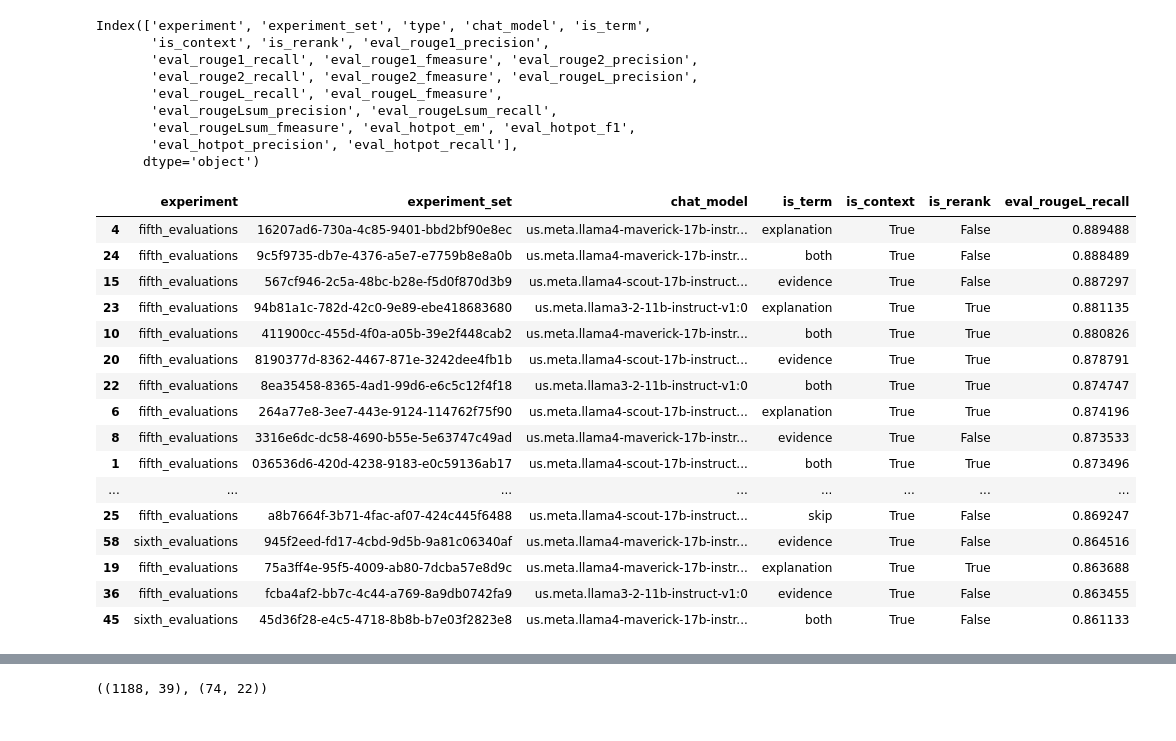
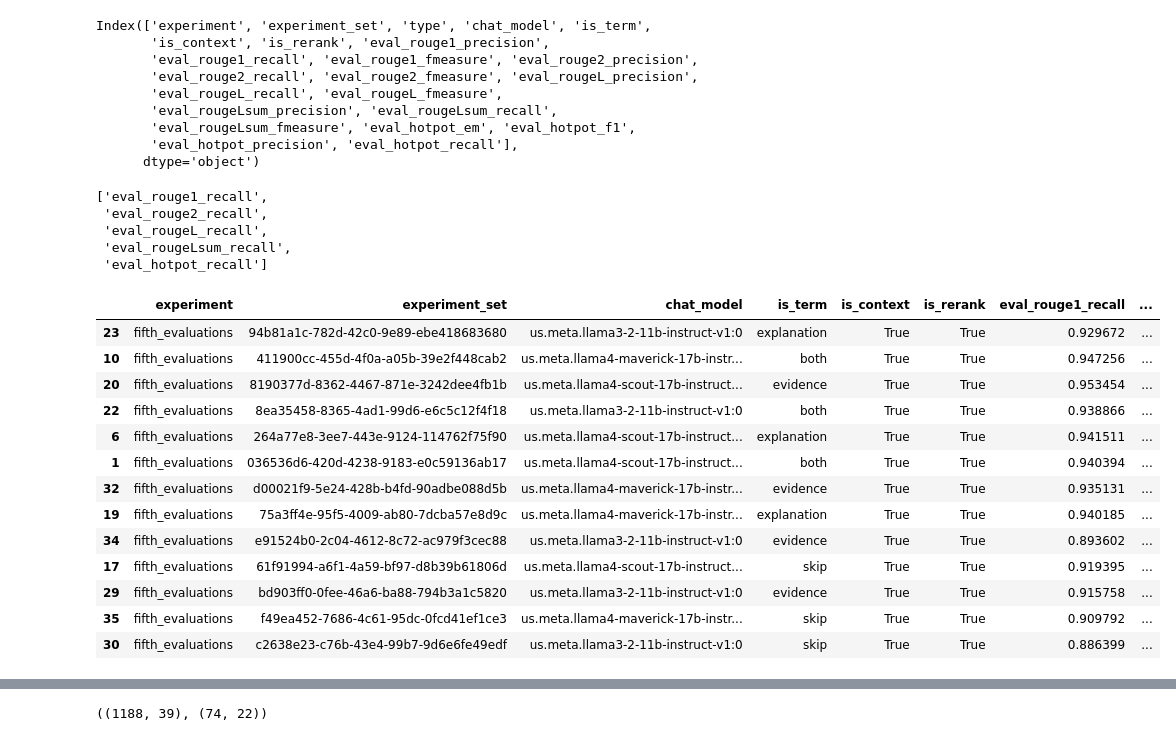
Before and after one commit to datanooblol/broai-arai, a Jupyter notebook: backend/02-new_onlineflow.ipynb, the cells around one changed output, grey strips where cells are left out. Drawn from its saved outputs; the diff is of its cells as text; code cells hidden in the pictures.

```diff
--- a/backend/02-new_onlineflow.ipynb
+++ b/backend/02-new_onlineflow.ipynb
@@ -162,6 +162,10 @@ def load_evaluations_to_dataframe(evaluations_dir="./experiments/sixth_evaluatio
 # %%
 df = load_evaluations_to_dataframe()
 # %%
-df = pd.concat([load_evaluations_to_dataframe(exp) for exp in ['./experiments/fifth_evaluations', './experiments/sixth_evaluations']], axis=0, ignore_index=True)
+experiments = [
+    './experiments/fifth_evaluations',
+    # './experiments/sixth_evaluations'
+]
+df = pd.concat([load_evaluations_to_dataframe(exp) for exp in experiments], axis=0, ignore_index=True)
 df.shape
 # %% [output]
@@ -237,37 +253,45 @@ Index(['experiment', 'experiment_set', 'type', 'chat_model', 'is_term',
       dtype='object')
 # %%
 target_cols = ['experiment', 'experiment_set', 'chat_model', 'is_term', 'is_context', 'is_rerank', 'type']
+# %%
+cols = list(grp.columns[grp.columns.str.endswith("_recall")])
+cols
+# %% [output]
+['eval_rouge1_recall',
+ 'eval_rouge2_recall',
+ 'eval_rougeL_recall',
+ 'eval_rougeLsum_recall',
+ 'eval_hotpot_recall']
 # %%
 metric = 'rougeL'
 _metric_typ = 'recall'
 
 grp_col = [
     'experiment',
     'experiment_set',
     # 'type',
     'chat_model',
     'is_term',
     'is_context',
     'is_rerank',
 ]
 grp = average_evaluation_metrics_by_experiment_set(df, grp_col=grp_col)
+mask = grp['is_context'] == True
+mask &= grp['is_rerank'] == True
 col = f'eval_{metric}_{_metric_typ}'.format(metric=metric, _metric_typ=_metric_typ)
-grp.loc[:, target_cols[:-1]+[col]].nlargest(20, col)
+grp.loc[mask, target_cols[:-1]+cols].nlargest(30, col)
 # %% [output]
-|  | experiment | experiment_set | chat_model | is_term | is_context | is_rerank | eval_rougeL_recall |
-| 4 | fifth_evaluations | 16207ad6-730a-4c85-9401-bbd2bf90e8ec | us.meta.llama4-maverick-17b-instr... | explanation | True | False | 0.889488 |
-| 24 | fifth_evaluations | 9c5f9735-db7e-4376-a5e7-e7759b8e8a0b | us.meta.llama4-maverick-17b-instr... | both | True | False | 0.888489 |
-| 15 | fifth_evaluations | 567cf946-2c5a-48bc-b28e-f5d0f870d3b9 | us.meta.llama4-scout-17b-instruct... | evidence | True | False | 0.887297 |
-| 23 | fifth_evaluations | 94b81a1c-782d-42c0-9e89-ebe418683680 | us.meta.llama3-2-11b-instruct-v1:0 | explanation | True | True | 0.881135 |
-| 10 | fifth_evaluations | 411900cc-455d-4f0a-a05b-39e2f448cab2 | us.meta.llama4-maverick-17b-instr... | both | True | True | 0.880826 |
-| 20 | fifth_evaluations | 8190377d-8362-4467-871e-3242dee4fb1b | us.meta.llama4-scout-17b-instruct... | evidence | True | True | 0.878791 |
-| 22 | fifth_evaluations | 8ea35458-8365-4ad1-99d6-e6c5c12f4f18 | us.meta.llama3-2-11b-instruct-v1:0 | both | True | True | 0.874747 |
-| 6 | fifth_evaluations | 264a77e8-3ee7-443e-9124-114762f75f90 | us.meta.llama4-scout-17b-instruct... | explanation | True | True | 0.874196 |
-| 8 | fifth_evaluations | 3316e6dc-dc58-4690-b55e-5e63747c49ad | us.meta.llama4-maverick-17b-instr... | evidence | True | False | 0.873533 |
-| 1 | fifth_evaluations | 036536d6-420d-4238-9183-e0c59136ab17 | us.meta.llama4-scout-17b-instruct... | both | True | True | 0.873496 |
-| ... | ... | ... | ... | ... | ... | ... | ... |
-| 25 | fifth_evaluations | a8b7664f-3b71-4fac-af07-424c445f6488 | us.meta.llama4-scout-17b-instruct... | skip | True | False | 0.869247 |
-| 58 | sixth_evaluations | 945f2eed-fd17-4cbd-9d5b-9a81c06340af | us.meta.llama4-maverick-17b-instr... | evidence | True | False | 0.864516 |
-| 19 | fifth_evaluations | 75a3ff4e-95f5-4009-ab80-7dcba57e8d9c | us.meta.llama4-maverick-17b-instr... | explanation | True | True | 0.863688 |
-| 36 | fifth_evaluations | fcba4af2-bb7c-4c44-a769-8a9db0742fa9 | us.meta.llama3-2-11b-instruct-v1:0 | evidence | True | False | 0.863455 |
-| 45 | sixth_evaluations | 45d36f28-e4c5-4718-8b8b-b7e03f2823e8 | us.meta.llama4-maverick-17b-instr... | both | True | False | 0.861133 |
+|  | experiment | experiment_set | chat_model | is_term | is_context | is_rerank | eval_rouge1_recall | ... |
+| 23 | fifth_evaluations | 94b81a1c-782d-42c0-9e89-ebe418683680 | us.meta.llama3-2-11b-instruct-v1:0 | explanation | True | True | 0.929672 | ... |
+| 10 | fifth_evaluations | 411900cc-455d-4f0a-a05b-39e2f448cab2 | us.meta.llama4-maverick-17b-instr... | both | True | True | 0.947256 | ... |
+| 20 | fifth_evaluations | 8190377d-8362-4467-871e-3242dee4fb1b | us.meta.llama4-scout-17b-instruct... | evidence | True | True | 0.953454 | ... |
+| 22 | fifth_evaluations | 8ea35458-8365-4ad1-99d6-e6c5c12f4f18 | us.meta.llama3-2-11b-instruct-v1:0 | both | True | True | 0.938866 | ... |
+| 6 | fifth_evaluations | 264a77e8-3ee7-443e-9124-114762f75f90 | us.meta.llama4-scout-17b-instruct... | explanation | True | True | 0.941511 | ... |
+| 1 | fifth_evaluations | 036536d6-420d-4238-9183-e0c59136ab17 | us.meta.llama4-scout-17b-instruct... | both | True | True | 0.940394 | ... |
+| 32 | fifth_evaluations | d00021f9-5e24-428b-b4fd-90adbe088d5b | us.meta.llama4-maverick-17b-instr... | evidence | True | True | 0.935131 | ... |
+| 19 | fifth_evaluations | 75a3ff4e-95f5-4009-ab80-7dcba57e8d9c | us.meta.llama4-maverick-17b-instr... | explanation | True | True | 0.940185 | ... |
+| 34 | fifth_evaluations | e91524b0-2c04-4612-8c72-ac979f3cec88 | us.meta.llama3-2-11b-instruct-v1:0 | evidence | True | True | 0.893602 | ... |
+| 17 | fifth_evaluations | 61f91994-a6f1-4a59-bf97-d8b39b61806d | us.meta.llama4-scout-17b-instruct... | skip | True | True | 0.919395 | ... |
+| 29 | fifth_evaluations | bd903ff0-0fee-46a6-ba88-794b3a1c5820 | us.meta.llama3-2-11b-instruct-v1:0 | evidence | True | True | 0.915758 | ... |
+| 35 | fifth_evaluations | f49ea452-7686-4c61-95dc-0fcd41ef1ce3 | us.meta.llama4-maverick-17b-instr... | skip | True | True | 0.909792 | ... |
+| 30 | fifth_evaluations | c2638e23-c76b-43e4-99b7-9d6e6fe49edf | us.meta.llama3-2-11b-instruct-v1:0 | skip | True | True | 0.886399 | ... |
```
Also changed, not shown: parts of 14 cells of this notebook, 1 other file.
